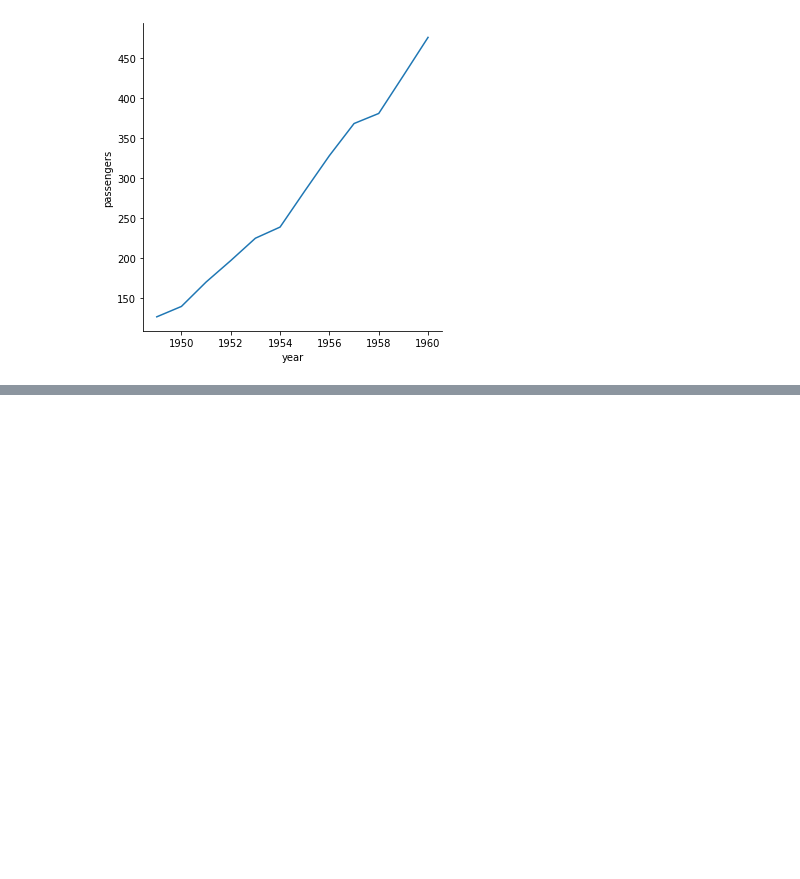
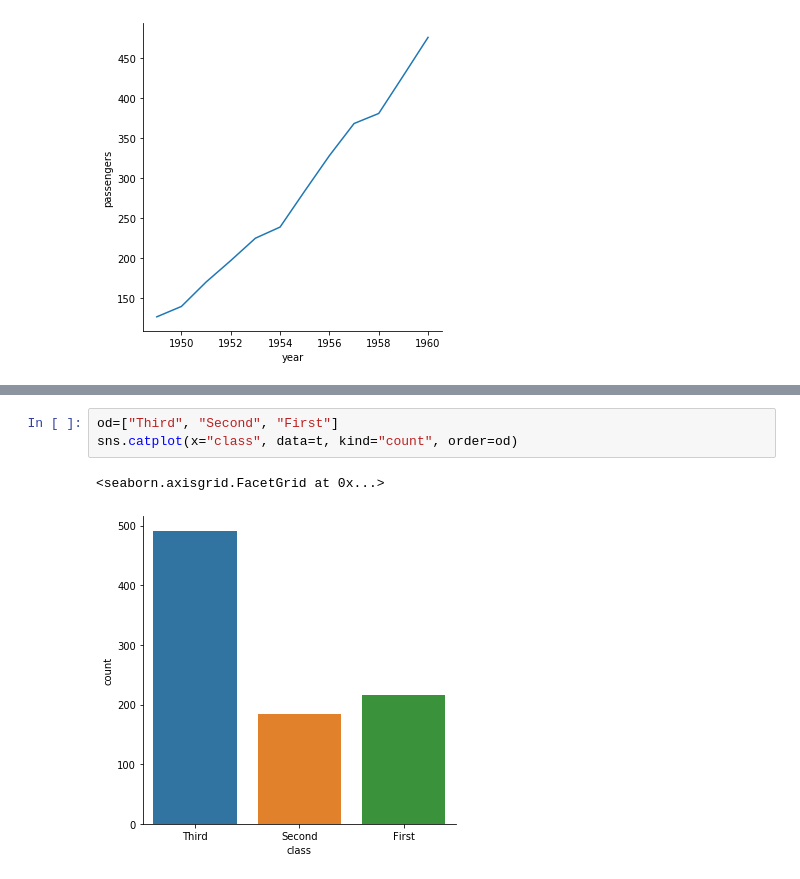
Before and after one commit to Mahfuzur17101082/Exploring_Seaborn, a Jupyter notebook: Basic of Seaborn.ipynb, the cells around one changed output, grey strips where cells are left out. Saved outputs shown, nothing was run; the diff lists cells and outputs as text; blank space fills up the shorter version.

```diff
--- a/Basic of Seaborn.ipynb
+++ b/Basic of Seaborn.ipynb
@@ -210,0 +242,6 @@ sns.relplot(x="year", y="passengers", data=t, kind="line", ci=None)
+# %%
+od=["Third", "Second", "First"]
+sns.catplot(x="class", data=t, kind="count", order=od)
+# %% [output]
+<seaborn.axisgrid.FacetGrid at 0x...>
+[figure, added]
```
Also changed, not shown: parts of 25 cells of this notebook.
